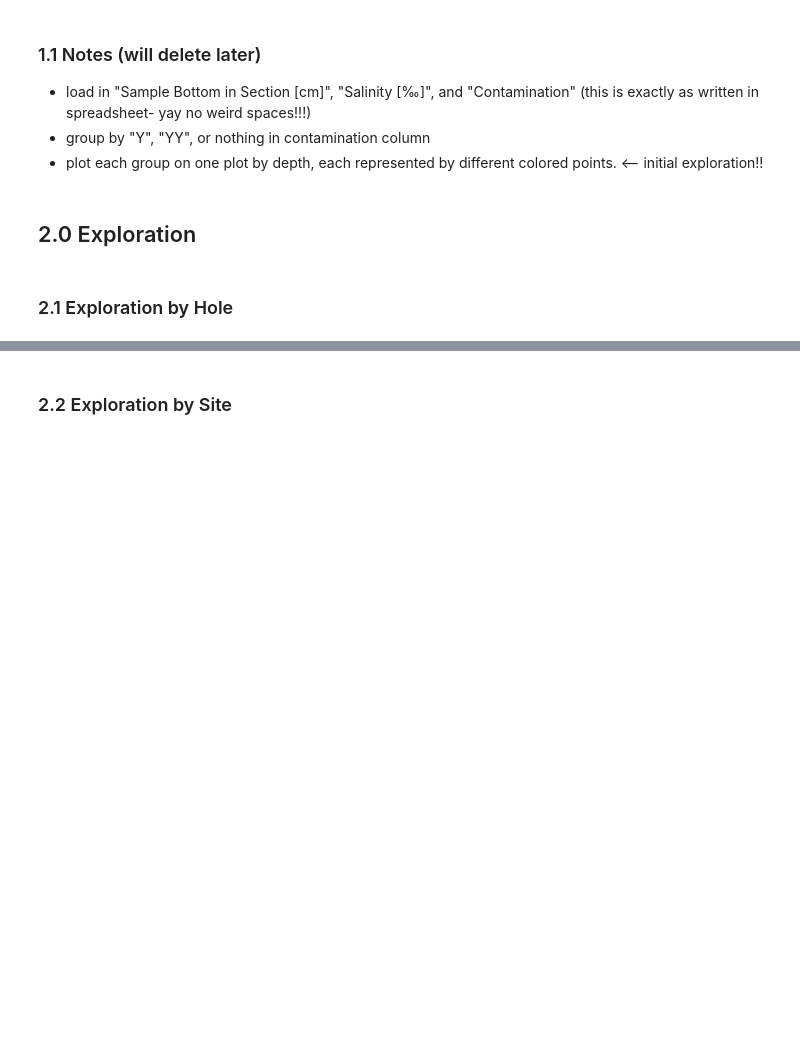
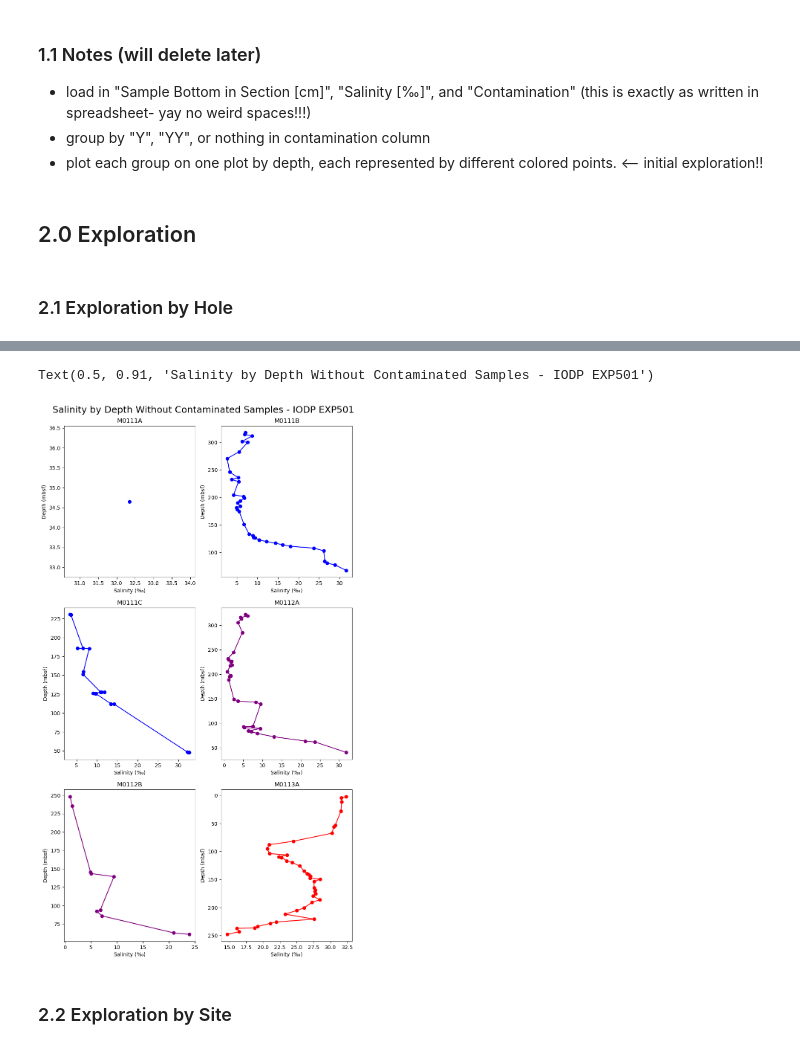
Before and after one commit to maddoxchastain-vcool/MAD-FF-Corrections-from-Varied-Salinity, a Jupyter notebook: work/salinity_exploration.ipynb, the cells around one changed output, grey strips where cells are left out. Drawn from its saved outputs; the diff is of its cells as text; code cells hidden in the pictures; blank space fills up the shorter version.

```diff
--- a/work/salinity_exploration.ipynb
+++ b/work/salinity_exploration.ipynb
@@ -102,2 +123,48 @@ Text(0.5, 0.96, 'Salinity vs. Depth - IODP EXP501')
+# %%
+def clean_sal(site, hole):
+    sal = df.loc[(df['Site'] == site) & (df['Hole'] == hole) & (df['Contamination'] != 'Y') & (df['Contamination'] != 'YY'), 'Salinity [‰]']
+    return sal
+
+def clean_dep(site, hole):
+    dep = df.loc[(df['Site'] == site) & (df['Hole'] == hole) & (df['Contamination'] != 'Y') & (df['Contamination'] != 'YY'), 'Top Depth of Sample [m b.s.f.]']
+    return dep
+# %%
+fig, ax = plt.subplots(3, 2, figsize=(10, 18))
+
+ax[0,0].plot(clean_sal('M0111', 'A'), clean_dep('M0111', 'A'), marker='o', color='blue')
+ax[0,0].set_ylabel('Depth (mbsf)')
+ax[0,0].set_xlabel('Salinity (‰)')
+ax[0,0].set_title('M0111A')
+
+ax[0,1].plot(clean_sal('M0111', 'B'), clean_dep('M0111', 'B'), marker='o', color='blue')
+ax[0,1].set_ylabel('Depth (mbsf)')
+ax[0,1].set_xlabel('Salinity (‰)')
+ax[0,1].set_title('M0111B')
+
+ax[1,0].plot(clean_sal('M0111', 'C'), clean_dep('M0111', 'C'), marker='o', color='blue')
+ax[1,0].set_ylabel('Depth (mbsf)')
+ax[1,0].set_xlabel('Salinity (‰)')
+ax[1,0].set_title('M0111C')
+
+ax[1,1].plot(clean_sal('M0112', 'A'), clean_dep('M0112', 'A'), marker='o', color='purple')
+ax[1,1].set_ylabel('Depth (mbsf)')
+ax[1,1].set_xlabel('Salinity (‰)')
+ax[1,1].set_title('M0112A')
+
+ax[2,0].plot(clean_sal('M0112', 'B'), clean_dep('M0112', 'B'), marker='o', color='purple')
+ax[2,0].set_ylabel('Depth (mbsf)')
+ax[2,0].set_xlabel('Salinity (‰)')
+ax[2,0].set_title('M0112B')
+
+ax[2,1].plot(clean_sal('M0113', 'A'), clean_dep('M0113', 'A'), marker='o', color='red')
+ax[2,1].set_ylabel('Depth (mbsf)')
+ax[2,1].set_xlabel('Salinity (‰)')
+ax[2,1].set_title('M0113A')
+
+plt.gca().invert_yaxis()
+fig.suptitle('Salinity by Depth Without Contaminated Samples - IODP EXP501', fontsize=18, y=0.91)
+# %% [output]
+Text(0.5, 0.91, 'Salinity by Depth Without Contaminated Samples - IODP EXP501')
+[figure, added]
 # %% [markdown]
 ### 2.2 Exploration by Site ###
```
Also changed, not shown: parts of 5 cells of this notebook.
